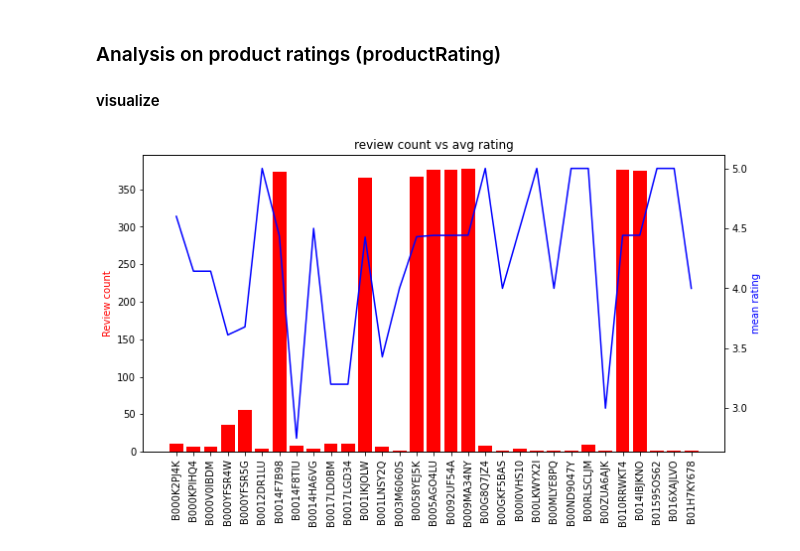
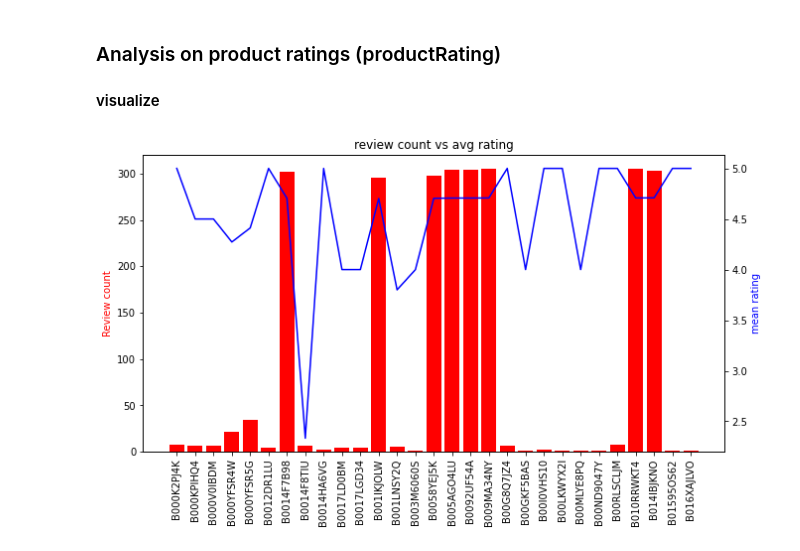
Before and after one commit to ahmadbashorun/AI6-amazon-reviews-EDA-project, a Jupyter notebook: Fashion_cleaning.ipynb, the cells around one changed output. Cells and saved outputs as stored; diff of their text form; code cells hidden in the pictures.

Commit message:
edited and changed dataset for some questions to just genuine lrating/label

```diff
--- a/Fashion_cleaning.ipynb
+++ b/Fashion_cleaning.ipynb
@@ -29,5 +31,4 @@ fashion['reviewTime'] = pd.to_datetime(fashion['reviewTime'])
 ##### Amount of reviews per year and month
 # %%
 fashion['year'] = fashion['reviewTime'].dt.year
-fashion['month'] = fashion['reviewTime'].dt.month
-fashion['day'] = fashion['reviewTime'].dt.day
+fashion['year_month'] = fashion['reviewTime'].apply(lambda x: x.strftime('%B-%Y'))
@@ -193,3 +199,7 @@ genuine_neutral_rating = fashion[(fashion['sentimentLabel']=='neutral') & (fashi
 len(genuine_neutral_rating)
 # %% [output]
 20
+# %%
+genuine_df1 = genuine_good_rating.append(genuine_bad_rating)
+fashion_genuine = genuine_df1.append(genuine_neutral_rating)
+fashion_genuine
@@ -350,22 +366,22 @@ time_id[['productRating']]
 ### Analysis on product ratings (productRating)
 #### visualize
 # %%
-axes1 = fashion.groupby('productID').count()
-axes2 = fashion.groupby('productID').mean()
+axes1 = fashion_genuine.groupby('productID').count()
+axes2 = fashion_genuine.groupby('productID').mean()
 # %%
-key = [key for key, df in fashion.groupby('productID')]
+key = [key for key, df in fashion_genuine.groupby('productID')]
 
 fig, ax1 = plt.subplots()
 ax2 = ax1.twinx()
 ax1.bar(key, axes1.productRating, color = 'r')
 ax2.plot(key, axes2.productRating, color = 'b')
 ax1.set_xticklabels(key, rotation = 90)
 ax1.set_ylabel('Review count', color = 'r')
 ax2.set_ylabel('mean rating', color = 'b')
 ax1.set_title('review count vs avg rating')
 fig = plt.gcf()
 fig.set_size_inches(10.5, 5.5)
 fig.savefig('test2png.png', dpi=100)
 plt.show()
 # %% [output]
-[figure, old version]
+[figure, new version]
```
Also changed, not shown: parts of 20 cells of this notebook.
